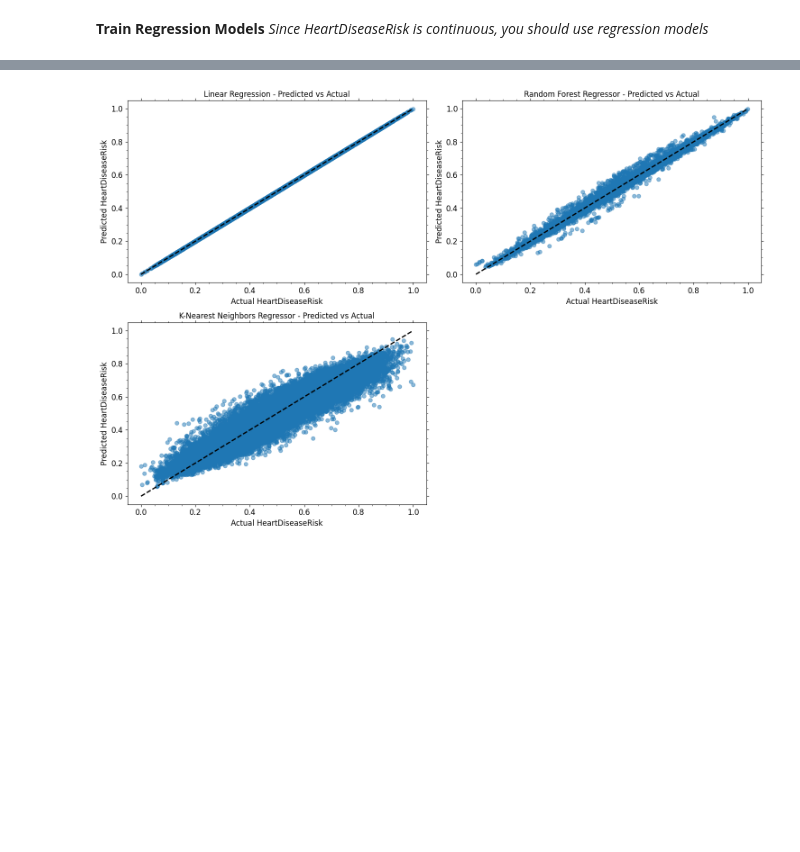
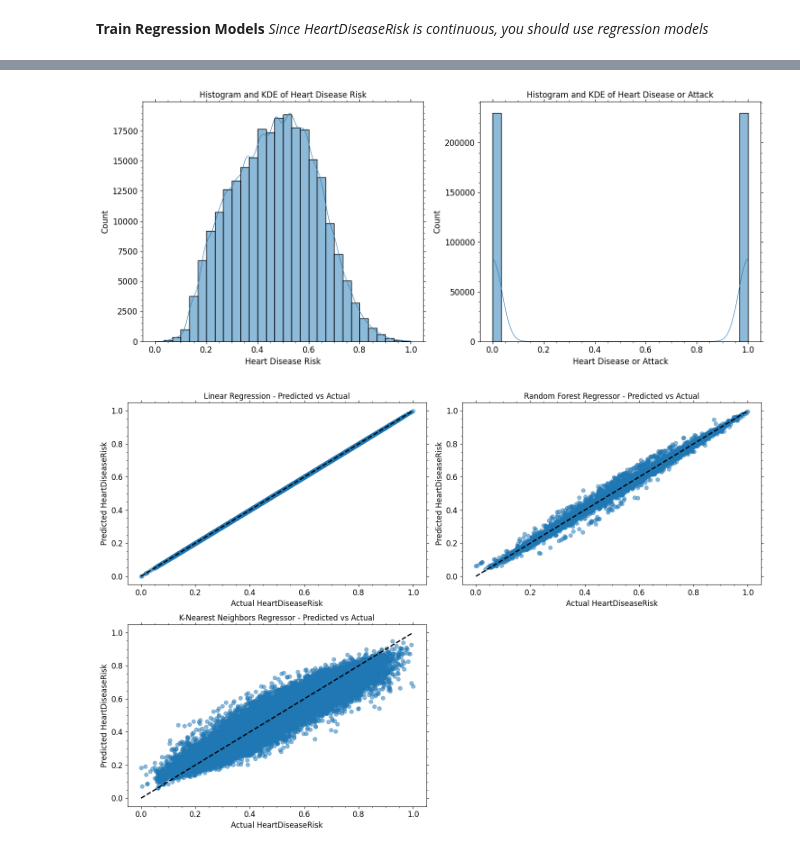
Before and after one commit to akhilnazim0/Data-Science-Project, a Jupyter notebook: Data_Science_Project_.ipynb, the cells around one changed output, grey strips where cells are left out. Cells and saved outputs as stored; diff of their text form; code cells hidden in the pictures; blank space fills up the shorter version.

Commit message:
updated again added comparison  plot

```diff
--- a/Data_Science_Project_.ipynb
+++ b/Data_Science_Project_.ipynb
@@ -705,3 +704,24 @@ K-Nearest Neighbors Regressor - Testing R^2: 0.9373801735288608
+# %%
+# Prepare the plot
+plt.figure(figsize=(14, 6))
+
+# Plot HeartDiseaseRisk
+plt.subplot(1, 2, 1)
+sns.histplot(df_f_encoded['HeartDiseaseRisk'], kde=True, bins=30)
+plt.title('Histogram and KDE of Heart Disease Risk')
+plt.xlabel('Heart Disease Risk')
+
+# Plot HeartDiseaseOrAttack
+plt.subplot(1, 2, 2)
+sns.histplot(df_pca['HeartDiseaseorAttack'], kde=True, bins=30)
+plt.title('Histogram and KDE of Heart Disease or Attack')
+plt.xlabel('Heart Disease or Attack')
+
+# Adjust layout
+plt.tight_layout()
+plt.show()
+# %% [output]
+[figure, added]
 # %%
 # Plotting predicted vs actual for each model
 plt.figure(figsize=(15, 10))
```
Also changed, not shown: parts of 7 cells of this notebook.
